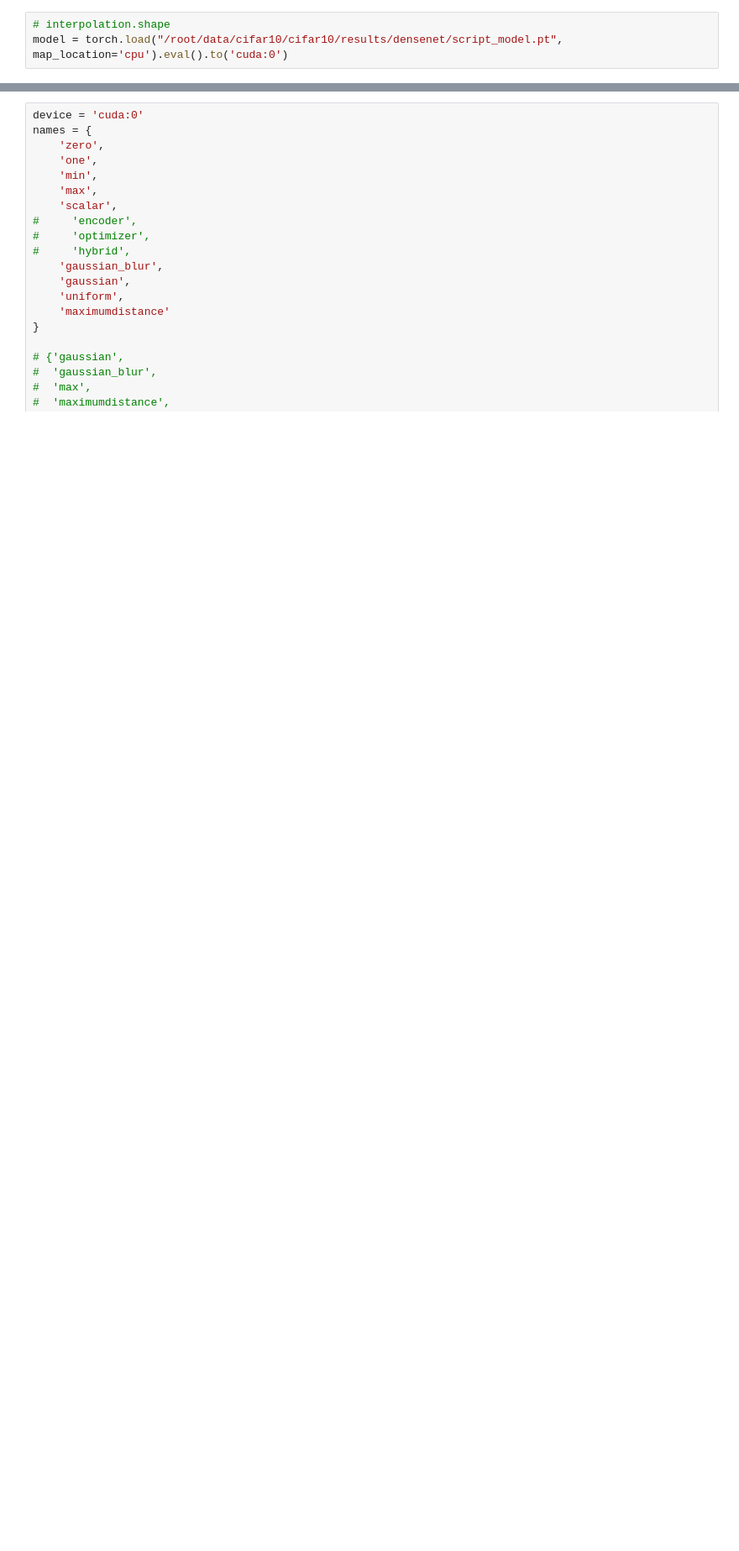
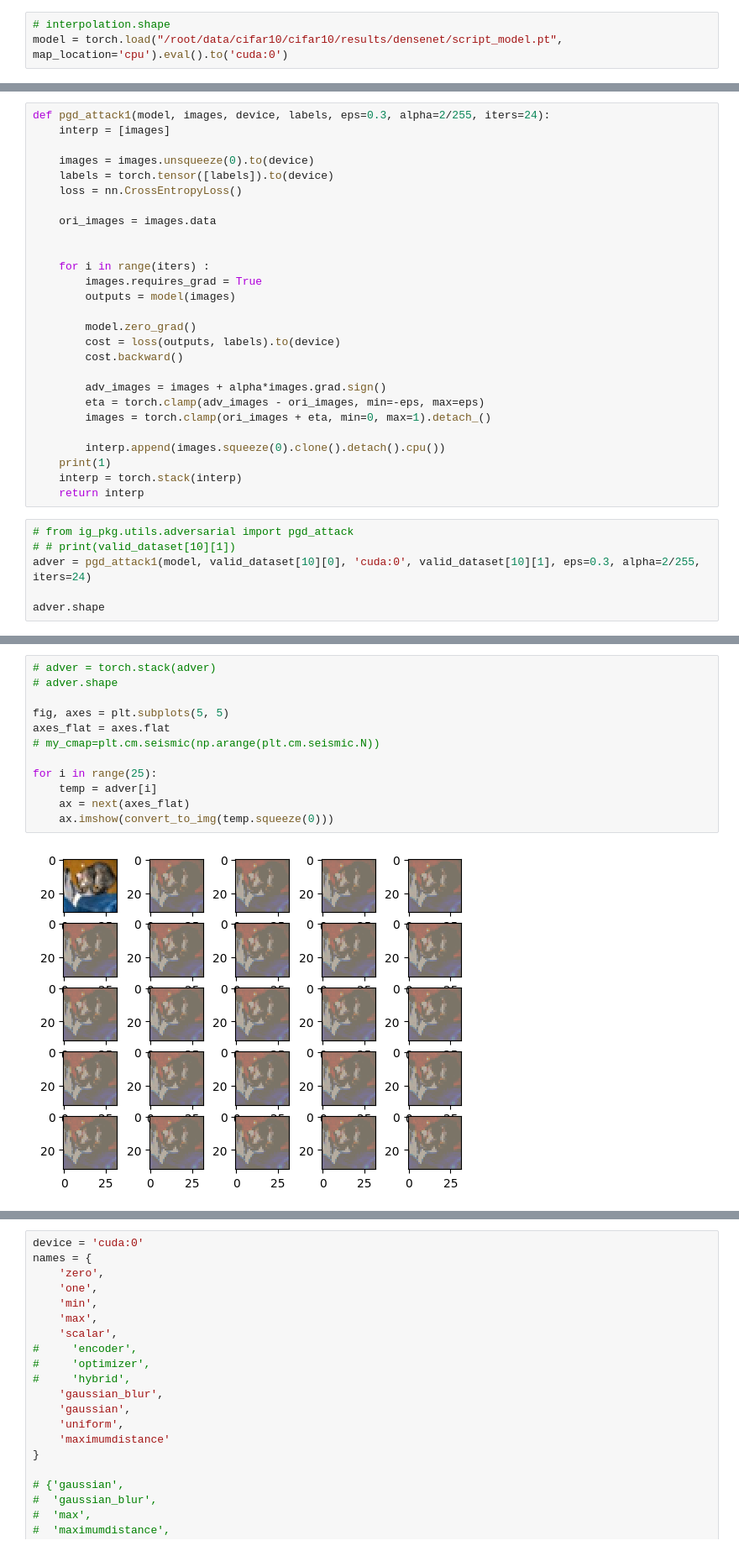
Before and after one commit to jleehun/ig_inversion, a Jupyter notebook: tasks/0526.ipynb, the cells around one changed output, grey strips where cells are left out. Shown: that part at 84% size. Saved outputs shown, nothing was run; the diff lists cells and outputs as text; blank space fills up the shorter version.

```diff
--- a/tasks/0526.ipynb
+++ b/tasks/0526.ipynb
@@ -178,0 +297,33 @@ np.save("/root/results/cifar10/image_simple_gradient_ascent_attribution.npy", at
+# %%
+def pgd_attack1(model, images, device, labels, eps=0.3, alpha=2/255, iters=24):
+    interp = [images]
+
+    images = images.unsqueeze(0).to(device)
+    labels = torch.tensor([labels]).to(device)
+    loss = nn.CrossEntropyLoss()
+
+    ori_images = images.data
+
+
+    for i in range(iters) :
+        images.requires_grad = True
+        outputs = model(images)
+
+        model.zero_grad()
+        cost = loss(outputs, labels).to(device)
+        cost.backward()
+
+        adv_images = images + alpha*images.grad.sign()
+        eta = torch.clamp(adv_images - ori_images, min=-eps, max=eps)
+        images = torch.clamp(ori_images + eta, min=0, max=1).detach_()
+
+        interp.append(images.squeeze(0).clone().detach().cpu())
+    print(1)
+    interp = torch.stack(interp)
+    return interp
+# %%
+# from ig_pkg.utils.adversarial import pgd_attack
+# # print(valid_dataset[10][1])
+adver = pgd_attack1(model, valid_dataset[10][0], 'cuda:0', valid_dataset[10][1], eps=0.3, alpha=2/255, iters=24)
+
+adver.shape
@@ -178,0 +333,14 @@ np.save("/root/results/cifar10/image_simple_gradient_ascent_attribution.npy", at
+# %%
+# adver = torch.stack(adver)
+# adver.shape
+
+fig, axes = plt.subplots(5, 5)
+axes_flat = axes.flat
+# my_cmap=plt.cm.seismic(np.arange(plt.cm.seismic.N))
+
+for i in range(25):
+    temp = adver[i]
+    ax = next(axes_flat)
+    ax.imshow(convert_to_img(temp.squeeze(0)))
+# %% [output]
+[figure, added]
```
Also changed, not shown: parts of 12 cells of this notebook, 3 other files.
